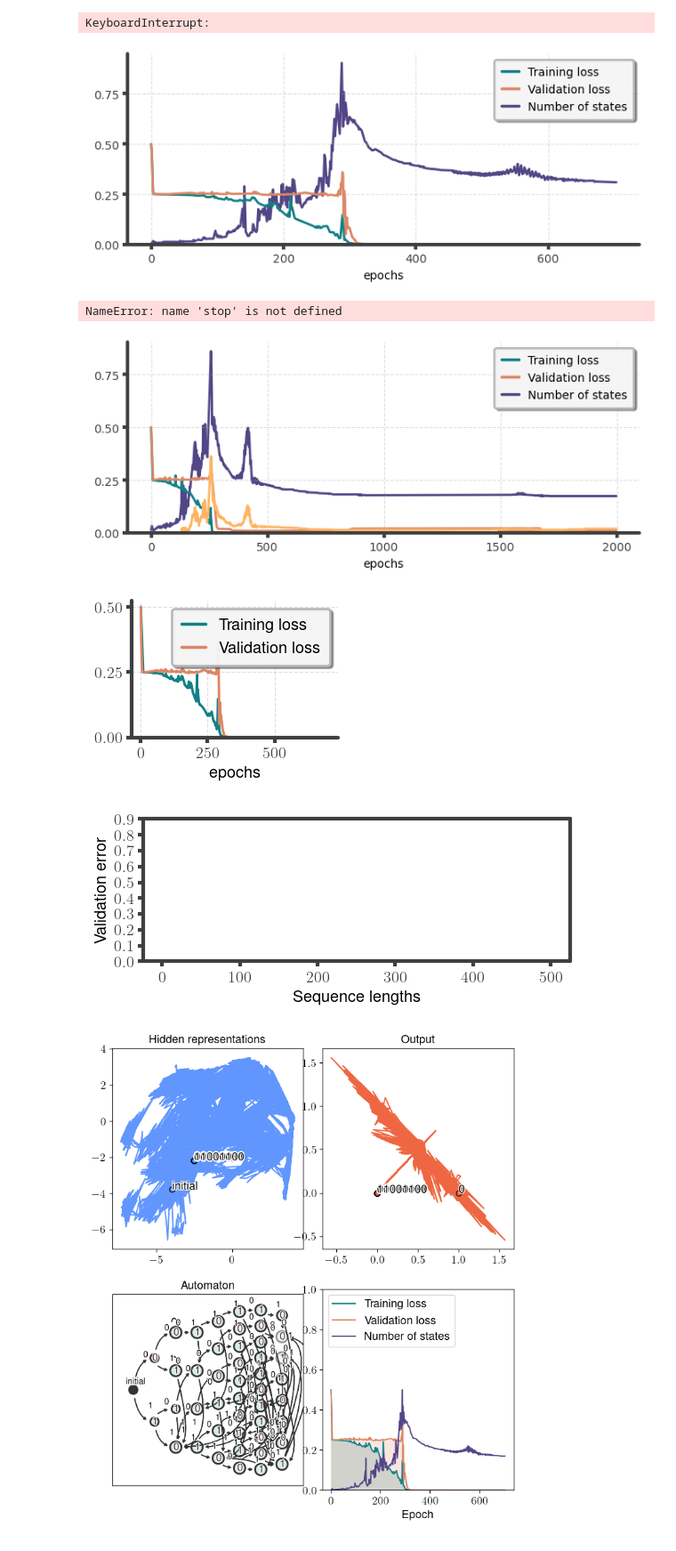
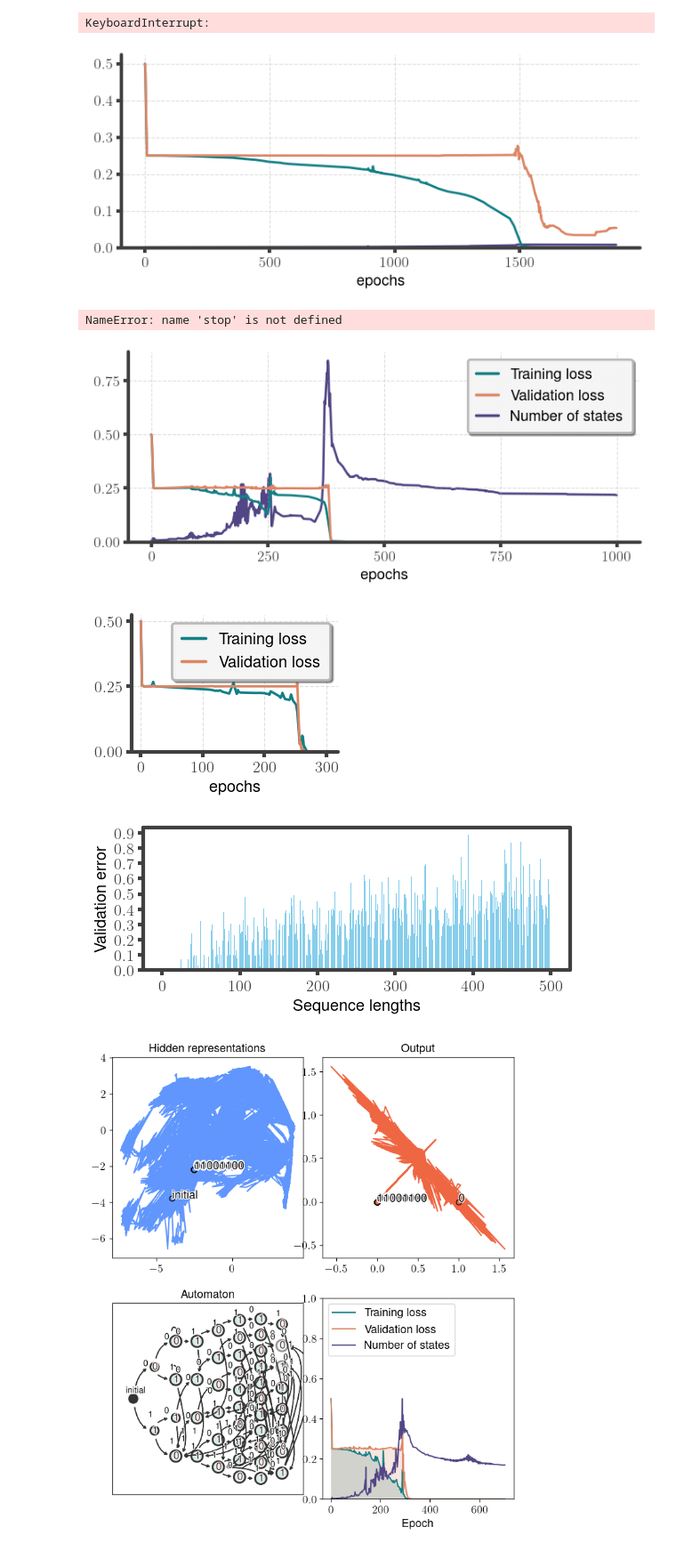
Before and after one commit to loekvanrossem/rnn_structure, a Jupyter notebook: parity/main.ipynb, the cells around one changed output. Shown: that part at 89% size. Saved outputs shown, nothing was run; the diff lists cells and outputs as text; code cells hidden in the pictures.

```diff
--- a/parity/main.ipynb
+++ b/parity/main.ipynb
@@ -62,3 +70,8 @@ P, L, n_epochs, max_seq_len = int(P), int(L), int(n_epochs), int(max_seq_len)
+# %%
+gain = 0.01
+lr = 0.00015
+n_epochs = 2000
+max_seq_len = 10
 # %%
 ## Generate data
 
@@ -149,9 +160,7 @@ epochs.sort()
 std = float(np.linalg.norm(data_hid.std()))
 n_points = len(data_hid.query("Epoch == 0"))
 
-automaton_history = to_automaton_history(
-    data_hid, data_output, merge_distance=0.01 * std
-)
+automaton_history = to_automaton_history(data_hid, data_output, merge_distance=1 * std)
 loss = compiler.trackers["loss"].get_trace()
 val_loss = loss.query("Dataset==0")[0].to_numpy()
 train_loss = loss.query("Dataset>0").groupby("Epoch").mean()
@@ -170,22 +169,22 @@ is_finite = np.array([automaton.is_finite() for automaton in automaton_history])
 # %%
 n_datapoints = sum(len(dataset) for dataset in analysis_data)
 
 publication.set_color_mixed()
 plt.figure(figsize=(8, 3))
 plt.plot(train_loss, label="Training loss")
 plt.plot(val_loss, label="Validation loss")
 # plt.plot(n_states / n_datapoints, label="Number of states", zorder=0, color="0.5")
 plt.plot(n_states / n_datapoints, label="Number of states", zorder=0)
 # plt.plot(n_exit / n_datapoints)
 plt.xlabel("epochs")
 plt.ylim(0)
-plt.legend()
+# plt.legend()
 if save:
     publication.plt_show(save_path=f"plots/automaton_dynamics/{settings}_loss")
 else:
     publication.plt_show()
 # %% [output]
-[figure, old version]
+[figure, new version]
 # %%
 stop
 # %% [output]
@@ -208,7 +207,7 @@ if save:
 else:
     publication.plt_show()
 # %% [output]
-[figure, old version]
+[figure, new version]
 # %%
 n_datapoints = sum(len(dataset) for dataset in training_datasets)
 
@@ -224,7 +223,7 @@ if save:
 else:
     publication.plt_show()
 # %% [output]
-[figure, old version]
+[figure, new version]
 # %%
 ## Check for large sequence length generalization
 
@@ -249,7 +248,7 @@ if save:
 else:
     publication.pub_show()
 # %% [output]
-[figure, old version]
+[figure, new version]
 # %%
 # Create animation
 publication.set_color_mixed()
```
Also changed, not shown: parts of 18 cells of this notebook.
